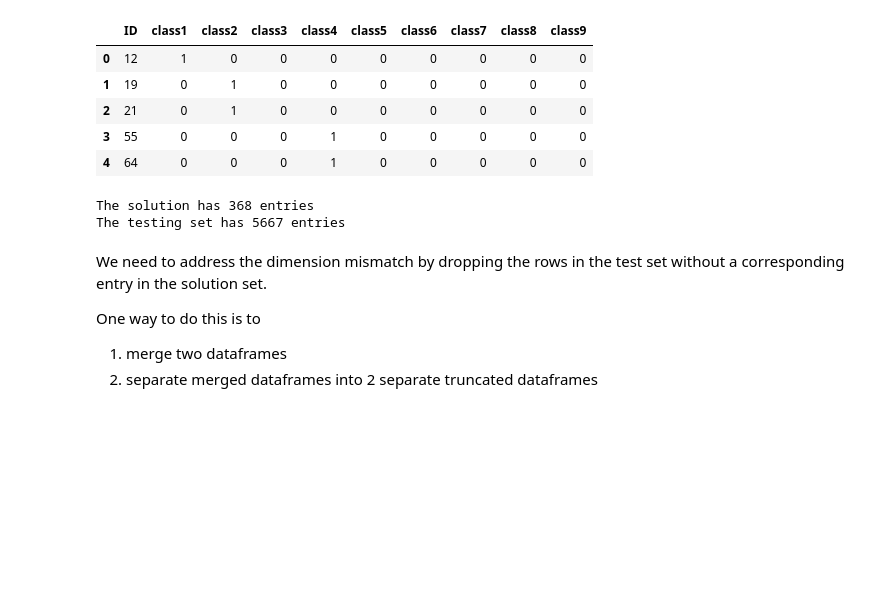
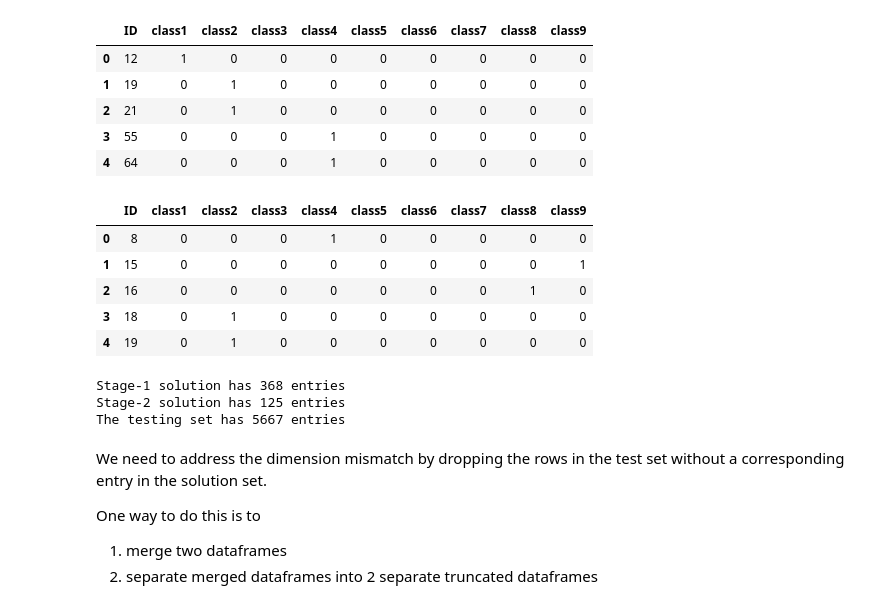
Before and after one commit to kfchou/PersonalizedMedicine, a Jupyter notebook: EDAv2.ipynb, the cells around one changed output. Saved outputs shown, nothing was run; the diff lists cells and outputs as text; code cells hidden in the pictures; blank space fills up the shorter version.

```diff
--- a/EDAv2.ipynb
+++ b/EDAv2.ipynb
@@ -335,11 +336,22 @@ solution.head()
 | 2 | 21 | 0 | 1 | 0 | 0 | 0 | 0 | 0 | 0 | 0 |
 | 3 | 55 | 0 | 0 | 0 | 1 | 0 | 0 | 0 | 0 | 0 |
 | 4 | 64 | 0 | 0 | 0 | 1 | 0 | 0 | 0 | 0 | 0 |
+# %%
+solution2.head()
+# %% [output]
+|  | ID | class1 | class2 | class3 | class4 | class5 | class6 | class7 | class8 | class9 |
+| 0 | 8 | 0 | 0 | 0 | 1 | 0 | 0 | 0 | 0 | 0 |
+| 1 | 15 | 0 | 0 | 0 | 0 | 0 | 0 | 0 | 0 | 1 |
+| 2 | 16 | 0 | 0 | 0 | 0 | 0 | 0 | 0 | 1 | 0 |
+| 3 | 18 | 0 | 1 | 0 | 0 | 0 | 0 | 0 | 0 | 0 |
+| 4 | 19 | 0 | 1 | 0 | 0 | 0 | 0 | 0 | 0 | 0 |
 # %%
-print('The solution has', len(solution), 'entries')
+print('Stage-1 solution has', len(solution), 'entries')
+print('Stage-2 solution has', len(solution2), 'entries')
 print('The testing set has', len(test_df), 'entries')
 # %% [output]
-The solution has 368 entries
+Stage-1 solution has 368 entries
+Stage-2 solution has 125 entries
 The testing set has 5667 entries
 # %% [markdown]
 We need to address the dimension mismatch by dropping the rows in the test set without a corresponding entry in the solution set.
```
Also changed, not shown: parts of 14 cells of this notebook, 1 other file.
